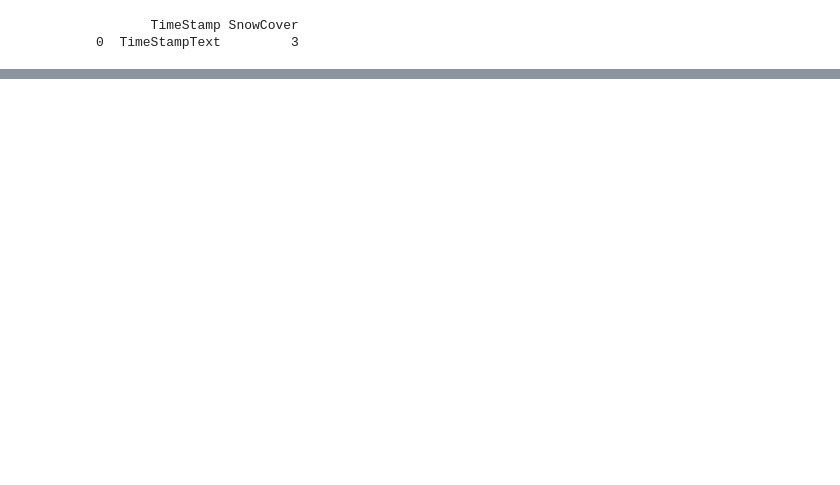
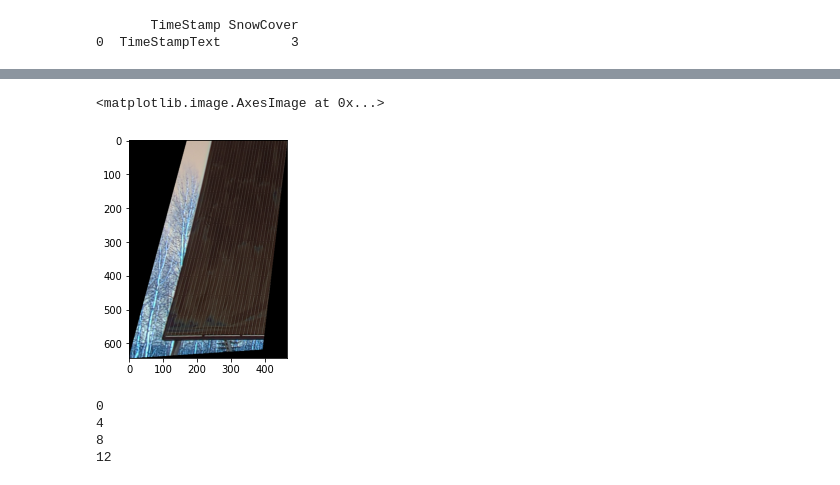
Before and after one commit to StefanoFochesatto/CRREL-Solar-Project, a Jupyter notebook: ExploratoryPythonScript.ipynb, the cells around one changed output, grey strips where cells are left out. Saved outputs shown, nothing was run; the diff lists cells and outputs as text; code cells hidden in the pictures; blank space fills up the shorter version.

```diff
--- a/ExploratoryPythonScript.ipynb
+++ b/ExploratoryPythonScript.ipynb
@@ -231,0 +257,38 @@ print(SnowCover)
+# %%
+img = cv2.imread('TestImage2.png') # Reading in the current image
+
+pts = np.array([(314,162),(142,804),(535,778),(608,165)])
+## (1) Crop the bounding rect
+rect = cv2.boundingRect(pts)
+x,y,w,h = rect
+croped = img[y:y+h, x:x+w].copy()
+
+## (2) make mask
+pts = pts - pts.min(axis=0)
+
+mask = np.zeros(croped.shape[:2], np.uint8)
+cv2.drawContours(mask, [pts], -1, (255, 255, 255), -1, cv2.LINE_AA)
+
+## (3) do bit-op
+dst = cv2.bitwise_and(croped, croped, mask=mask)
+
+## (4) add the white background
+bg = np.ones_like(croped, np.uint8)*255
+cv2.bitwise_not(bg,bg, mask=mask)
+dst2 = bg+ dst
+
+
+
+
+plt.imshow(dst)
+# %% [output]
+<matplotlib.image.AxesImage at 0x...>
+[figure, added]
+# %%
+for i in range(0,16,4):
+    print(i)
+# %% [output]
+0
+4
+8
+12
```
Also changed, not shown: parts of 9 cells of this notebook, 30 other files.
